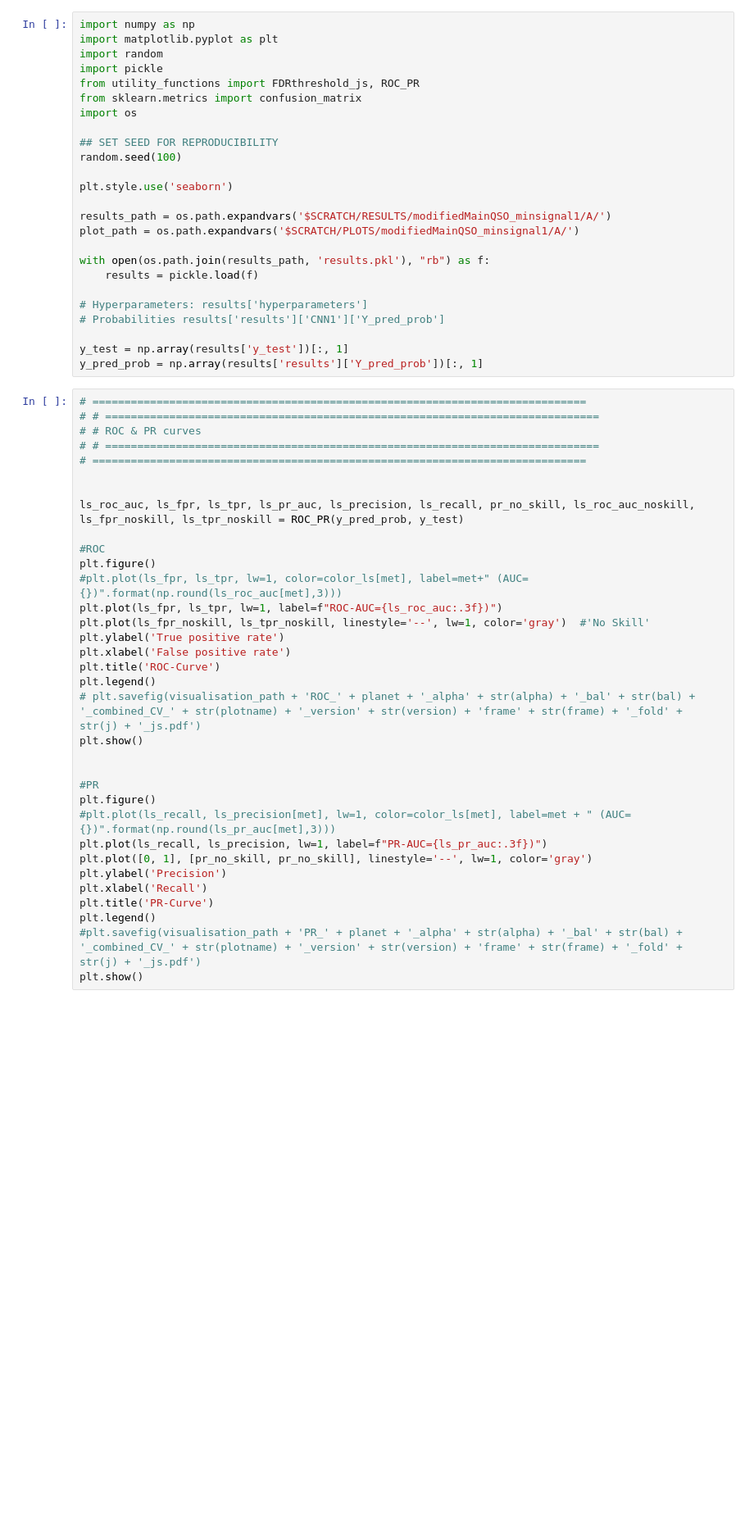
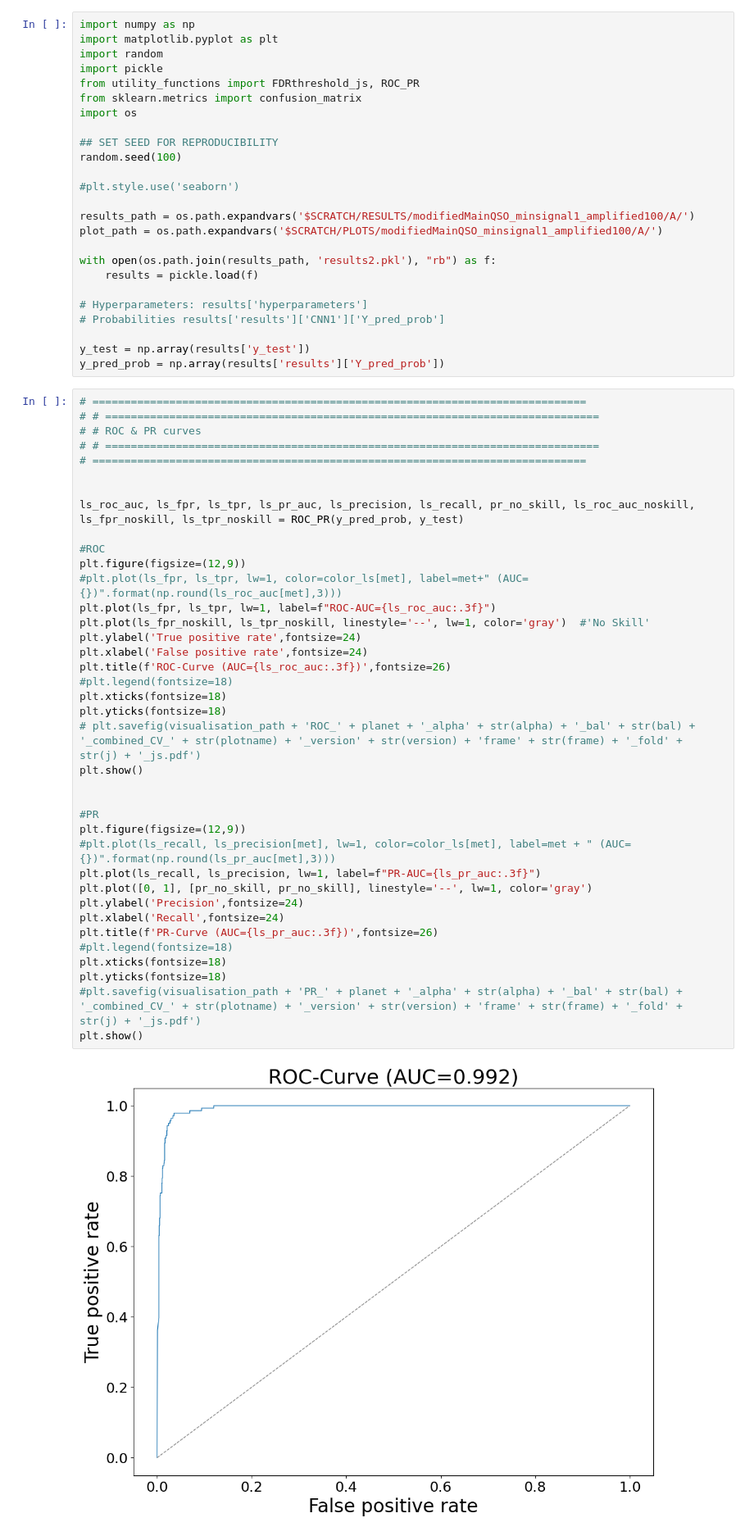
Before and after one commit to JonasSpiller/QSO-Project-Kit, a Jupyter notebook: ML_Pipeline_js/results.ipynb, the cells around one changed output. Shown at 82% size. Cells and saved outputs as stored; diff of their text form; blank space fills up the shorter version.

```diff
--- a/ML_Pipeline_js/results.ipynb
+++ b/ML_Pipeline_js/results.ipynb
@@ -10,50 +10,56 @@ import os
 ## SET SEED FOR REPRODUCIBILITY
 random.seed(100)
 
-plt.style.use('seaborn')
+#plt.style.use('seaborn')
 
-results_path = os.path.expandvars('$SCRATCH/RESULTS/modifiedMainQSO_minsignal1/A/')
-plot_path = os.path.expandvars('$SCRATCH/PLOTS/modifiedMainQSO_minsignal1/A/')
+results_path = os.path.expandvars('$SCRATCH/RESULTS/modifiedMainQSO_minsignal1_amplified100/A/')
+plot_path = os.path.expandvars('$SCRATCH/PLOTS/modifiedMainQSO_minsignal1_amplified100/A/')
 
-with open(os.path.join(results_path, 'results.pkl'), "rb") as f:
+with open(os.path.join(results_path, 'results2.pkl'), "rb") as f:
     results = pickle.load(f)
 
 # Hyperparameters: results['hyperparameters']
 # Probabilities results['results']['CNN1']['Y_pred_prob']
 
-y_test = np.array(results['y_test'])[:, 1]
-y_pred_prob = np.array(results['results']['Y_pred_prob'])[:, 1]
+y_test = np.array(results['y_test'])
+y_pred_prob = np.array(results['results']['Y_pred_prob'])
 # %%
 # =============================================================================
 # # =============================================================================
 # # ROC & PR curves
 # # =============================================================================
 # =============================================================================
 
 
 ls_roc_auc, ls_fpr, ls_tpr, ls_pr_auc, ls_precision, ls_recall, pr_no_skill, ls_roc_auc_noskill, ls_fpr_noskill, ls_tpr_noskill = ROC_PR(y_pred_prob, y_test)
 
 #ROC
-plt.figure()
+plt.figure(figsize=(12,9))
 #plt.plot(ls_fpr, ls_tpr, lw=1, color=color_ls[met], label=met+" (AUC={})".format(np.round(ls_roc_auc[met],3)))
-plt.plot(ls_fpr, ls_tpr, lw=1, label=f"ROC-AUC={ls_roc_auc:.3f})")
+plt.plot(ls_fpr, ls_tpr, lw=1, label=f"ROC-AUC={ls_roc_auc:.3f}")
 plt.plot(ls_fpr_noskill, ls_tpr_noskill, linestyle='--', lw=1, color='gray')  #'No Skill'
-plt.ylabel('True positive rate')
-plt.xlabel('False positive rate')
-plt.title('ROC-Curve')
-plt.legend()
+plt.ylabel('True positive rate',fontsize=24)
+plt.xlabel('False positive rate',fontsize=24)
+plt.title(f'ROC-Curve (AUC={ls_roc_auc:.3f})',fontsize=26)
+#plt.legend(fontsize=18)
+plt.xticks(fontsize=18)
+plt.yticks(fontsize=18)
 # plt.savefig(visualisation_path + 'ROC_' + planet + '_alpha' + str(alpha) + '_bal' + str(bal) + '_combined_CV_' + str(plotname) + '_version' + str(version) + 'frame' + str(frame) + '_fold' + str(j) + '_js.pdf')
 plt.show()
 
 
 #PR
-plt.figure()
+plt.figure(figsize=(12,9))
 #plt.plot(ls_recall, ls_precision[met], lw=1, color=color_ls[met], label=met + " (AUC={})".format(np.round(ls_pr_auc[met],3)))
-plt.plot(ls_recall, ls_precision, lw=1, label=f"PR-AUC={ls_pr_auc:.3f})")
+plt.plot(ls_recall, ls_precision, lw=1, label=f"PR-AUC={ls_pr_auc:.3f}")
 plt.plot([0, 1], [pr_no_skill, pr_no_skill], linestyle='--', lw=1, color='gray')
-plt.ylabel('Precision')
-plt.xlabel('Recall')
-plt.title('PR-Curve')
-plt.legend()
+plt.ylabel('Precision',fontsize=24)
+plt.xlabel('Recall',fontsize=24)
+plt.title(f'PR-Curve (AUC={ls_pr_auc:.3f})',fontsize=26)
+#plt.legend(fontsize=18)
+plt.xticks(fontsize=18)
+plt.yticks(fontsize=18)
 #plt.savefig(visualisation_path + 'PR_' + planet + '_alpha' + str(alpha) + '_bal' + str(bal) + '_combined_CV_' + str(plotname) + '_version' + str(version) + 'frame' + str(frame) + '_fold' + str(j) + '_js.pdf')
 plt.show()
+# %% [output]
+[figure, added]
```
Also changed, not shown: parts of 2 cells of this notebook, 23 other files.
